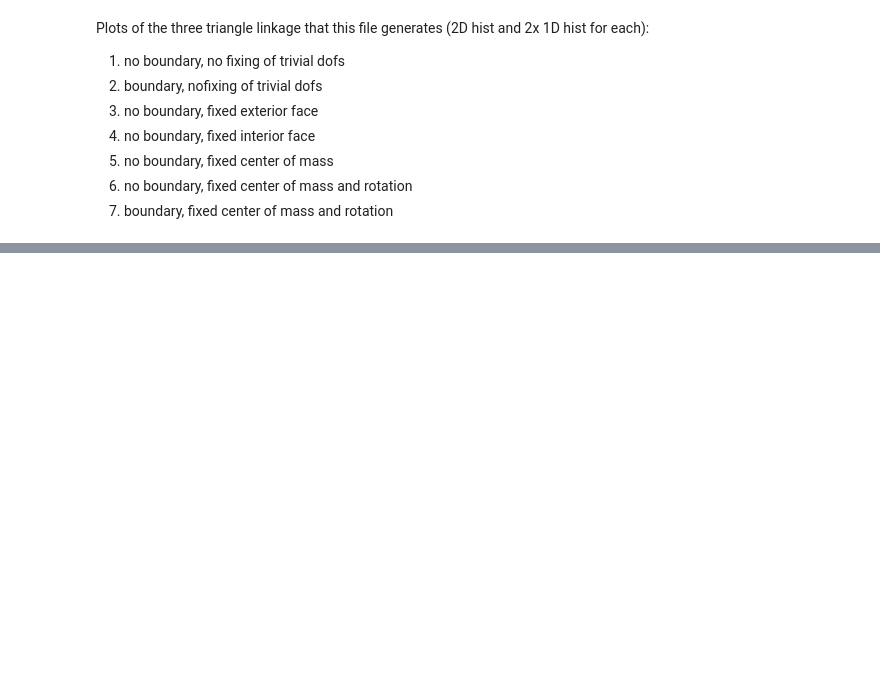
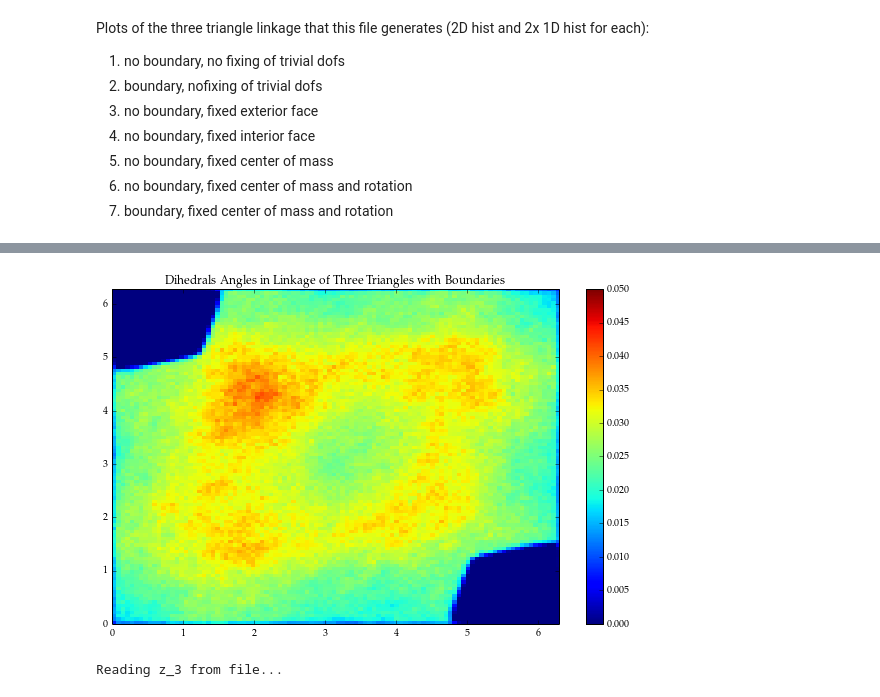
Before and after one commit to Danie1Johnson/research, a Jupyter notebook: BGMRBM T3 thesis.ipynb, the cells around one changed output, grey strips where cells are left out. Cells and saved outputs as stored; diff of their text form; code cells hidden in the pictures; blank space fills up the shorter version.

```diff
--- a/BGMRBM T3 thesis.ipynb
+++ b/BGMRBM T3 thesis.ipynb
@@ -198,9 +221,25 @@ else:
+# %%
+fig = plt.figure(dpi=my_dpi, figsize=my_figsize)
+hh2n = plt.hist2d(z_2.stat_log[:,0],
+                  z_2.stat_log[:,1],
+                  bins=100,
+                  normed=True,
+                  vmin=0.0,
+                  vmax=0.05)
+plt.title("Dihedrals Angles in Linkage of Three Triangles with Boundaries")
+plt.colorbar()
+if save_images == True:
+    plt.savefig('T3_2_2D.eps', dpi=my_dpi)
+# %% [output]
+[figure, added]
 # %%
-"""if os.path.isfile(filename(3)):
+if os.path.isfile(filename(3)):
     print "Reading z_3 from file..."
     z_3 = mrbm.MRBM.load(filename(3))
 else:
     print "Generating z_3 samples..."
     z_3 = mrbm.MRBM(x0, h, **kwargs_3)
-    s_3 = z_3.sample(N=N, record_trace=False, record_stats=False)
-    z_3.dump(filename(3))"""
+    s_3 = z_3.sample(N=N, record_trace=False, record_stats=True)
+    z_3.dump(filename(3))
+# %% [output]
+Reading z_3 from file...
```
Also changed, not shown: parts of 18 cells of this notebook, 8 other files.
